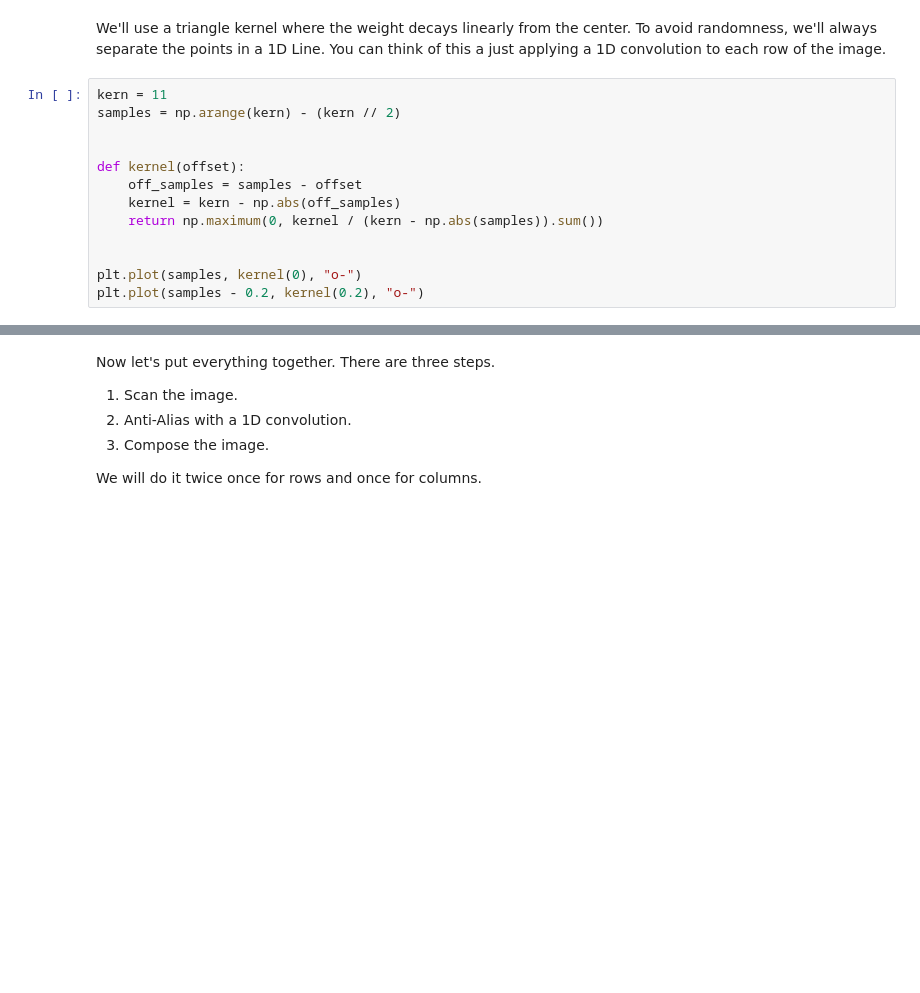
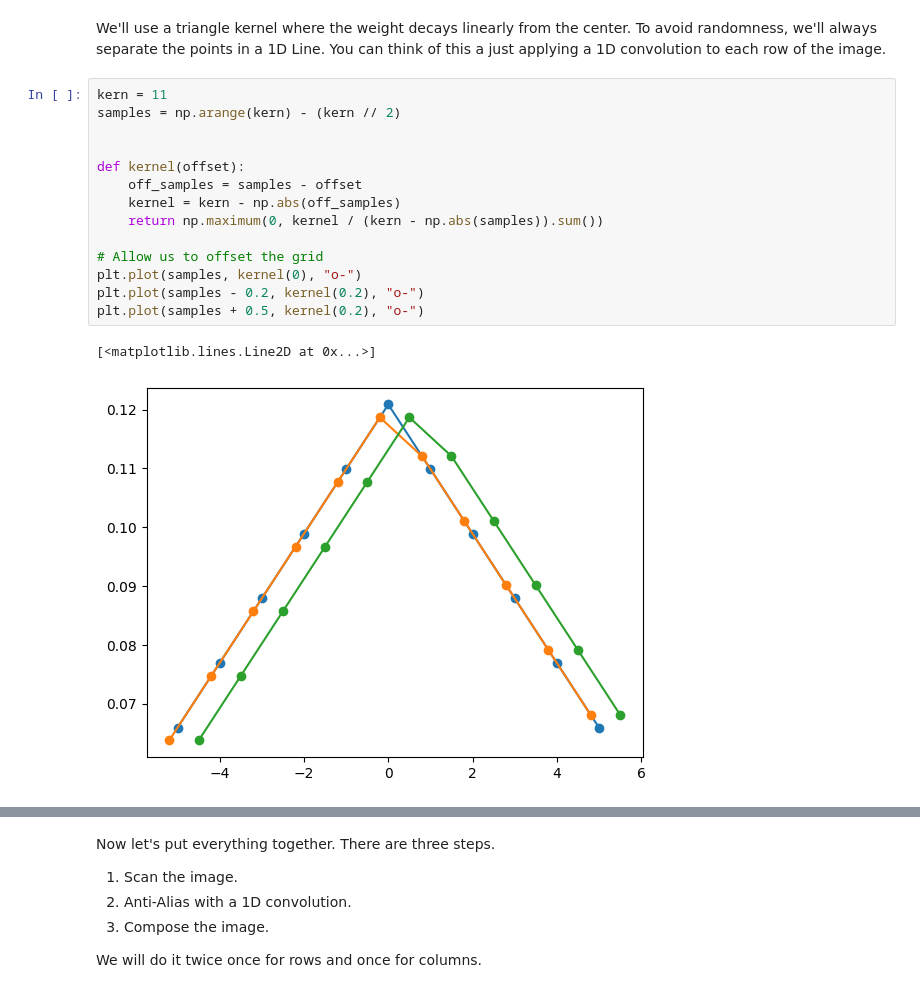
Before and after one commit to srush/DiffRast, a Jupyter notebook: blog.ipynb, the cells around one changed output, grey strips where cells are left out. Drawn from its saved outputs; the diff is of its cells as text; blank space fills up the shorter version.

```diff
--- a/blog.ipynb
+++ b/blog.ipynb
@@ -846,16 +878,20 @@ a 1D convolution to each row of the image.
 # %%
 kern = 11
 samples = np.arange(kern) - (kern // 2)
 
 
 def kernel(offset):
     off_samples = samples - offset
     kernel = kern - np.abs(off_samples)
     return np.maximum(0, kernel / (kern - np.abs(samples)).sum())
 
-
+# Allow us to offset the grid
 plt.plot(samples, kernel(0), "o-")
 plt.plot(samples - 0.2, kernel(0.2), "o-")
+plt.plot(samples + 0.5, kernel(0.2), "o-")
+# %% [output]
+[<matplotlib.lines.Line2D at 0x...>]
+[figure, added]
 # %%
 @jax.vmap
 def convolve(line):
```
Also changed, not shown: parts of 45 cells of this notebook, 1 other file.
